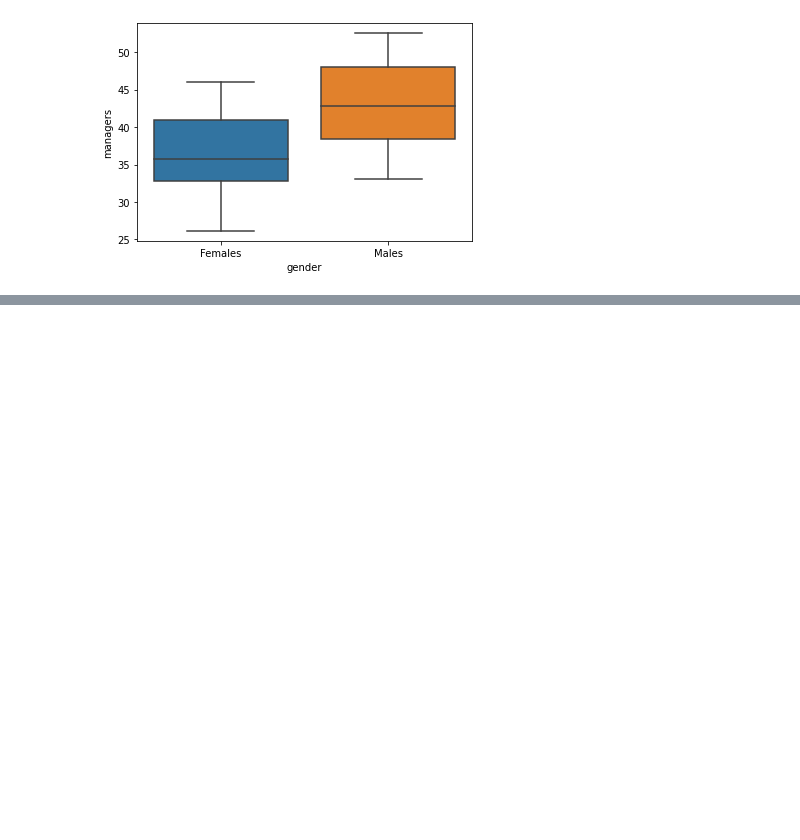
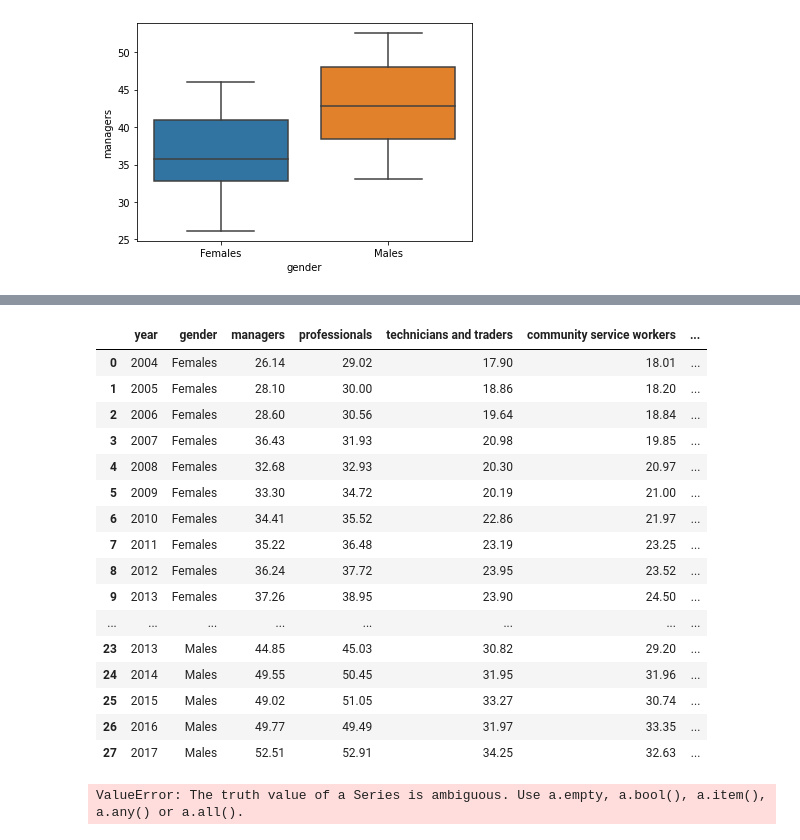
Before and after one commit to Preeti-Mathews-01/GENDER-WAGE-GAP-ANALYSIS, a Jupyter notebook: GENDER WAGE GAP ANALYSIS.ipynb, the cells around one changed output, grey strips where cells are left out. Drawn from its saved outputs; the diff is of its cells as text; code cells hidden in the pictures; blank space fills up the shorter version.

```diff
--- a/GENDER WAGE GAP ANALYSIS.ipynb
+++ b/GENDER WAGE GAP ANALYSIS.ipynb
@@ -54,0 +57,3 @@ sns.boxplot(x='gender',y='managers',data = df) #boxplot based on the gender(male
+# %%
+df1 = pd.read_csv(r"C:\Users\preem\Desktop\DATA ANALYSIS\editedm_f.csv")
+df1.head()
@@ -54,0 +67,4 @@ sns.boxplot(x='gender',y='managers',data = df) #boxplot based on the gender(male
+# %%
+df2 = df1.iloc[:,0:9] #made a new dataframe for females
+df2.columns = ["year","gender","managers","professionals","technicians and traders","community service workers","clerical and administrative workers","salesworkers","machinery operators and drivers"]
+df2.head()
@@ -54,0 +78,6 @@ sns.boxplot(x='gender',y='managers',data = df) #boxplot based on the gender(male
+# %%
+df3 = df1.iloc[:,10:18] #made a new dataframe for males
+df3.columns = ["gender","managers","professionals","technicians and traders","community service workers","clerical and administrative workers","salesworkers","machinery operators and drivers"]
+dates = pd.Series(pd.date_range("2004",periods = 14,freq ='Y'))
+df3.insert(0,'year' ,dates.dt.year,True)
+df3.head()
@@ -54,0 +91,26 @@ sns.boxplot(x='gender',y='managers',data = df) #boxplot based on the gender(male
+# %%
+df_wages = df2.append(df3,ignore_index=True) #appending both the female and male dataframes
+df_wages
+# %% [output]
+|  | year | gender | managers | professionals | technicians and traders | community service workers | ... |
+| 0 | 2004 | Females | 26.14 | 29.02 | 17.90 | 18.01 | ... |
+| 1 | 2005 | Females | 28.10 | 30.00 | 18.86 | 18.20 | ... |
+| 2 | 2006 | Females | 28.60 | 30.56 | 19.64 | 18.84 | ... |
+| 3 | 2007 | Females | 36.43 | 31.93 | 20.98 | 19.85 | ... |
+| 4 | 2008 | Females | 32.68 | 32.93 | 20.30 | 20.97 | ... |
+| 5 | 2009 | Females | 33.30 | 34.72 | 20.19 | 21.00 | ... |
+| 6 | 2010 | Females | 34.41 | 35.52 | 22.86 | 21.97 | ... |
+| 7 | 2011 | Females | 35.22 | 36.48 | 23.19 | 23.25 | ... |
+| 8 | 2012 | Females | 36.24 | 37.72 | 23.95 | 23.52 | ... |
+| 9 | 2013 | Females | 37.26 | 38.95 | 23.90 | 24.50 | ... |
+| ... | ... | ... | ... | ... | ... | ... | ... |
+| 23 | 2013 | Males | 44.85 | 45.03 | 30.82 | 29.20 | ... |
+| 24 | 2014 | Males | 49.55 | 50.45 | 31.95 | 31.96 | ... |
+| 25 | 2015 | Males | 49.02 | 51.05 | 33.27 | 30.74 | ... |
+| 26 | 2016 | Males | 49.77 | 49.49 | 31.97 | 33.35 | ... |
+| 27 | 2017 | Males | 52.51 | 52.91 | 34.25 | 32.63 | ... |
+# %%
+sns.boxplot(x="year",y=["managers","professionals","technicians and traders","community service workers","clerical and administrative workers","salesworkers","machinery operators and drivers"],hue = "gender",data = df_wages)
+plt.plot()
+# %% [output]
+ValueError: The truth value of a Series is ambiguous. Use a.empty, a.bool(), a.item(), a.any() or a.all().
```
Also changed, not shown: parts of 4 cells of this notebook.
